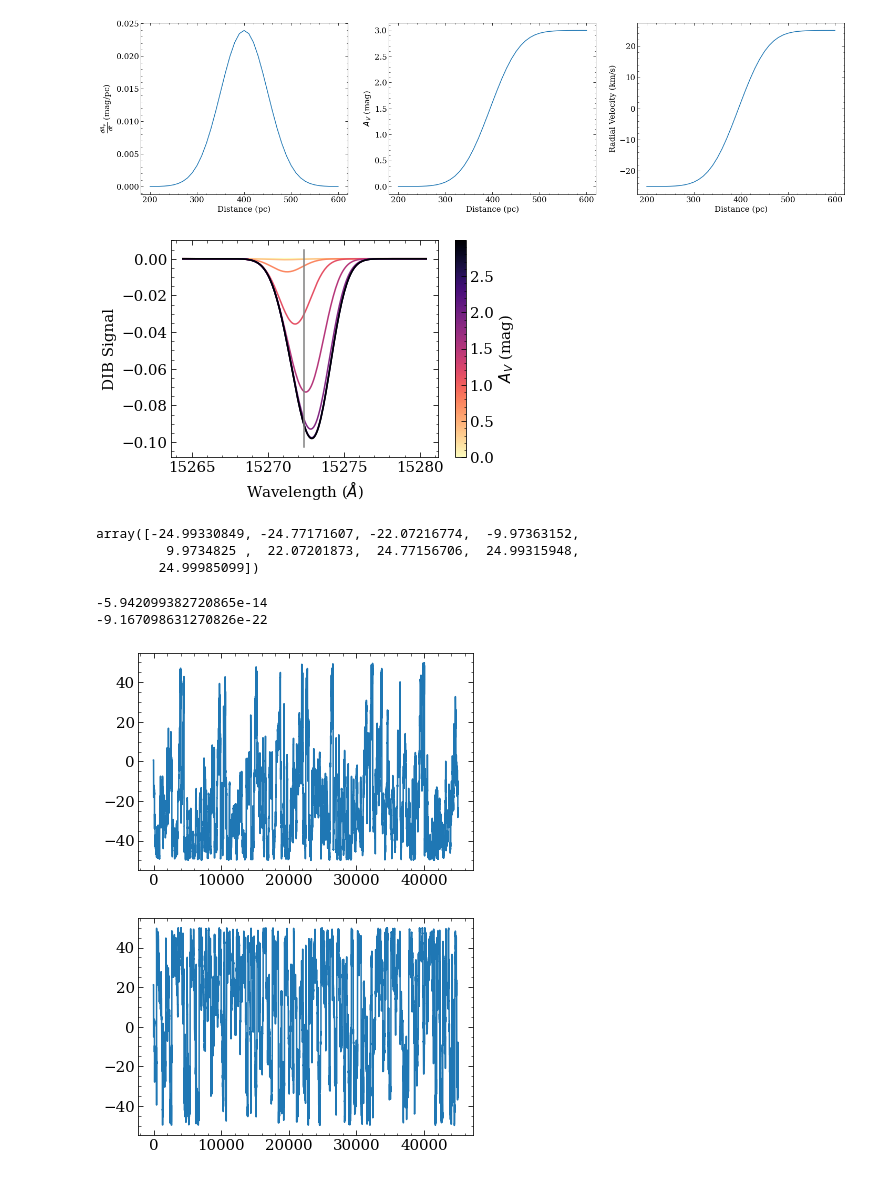
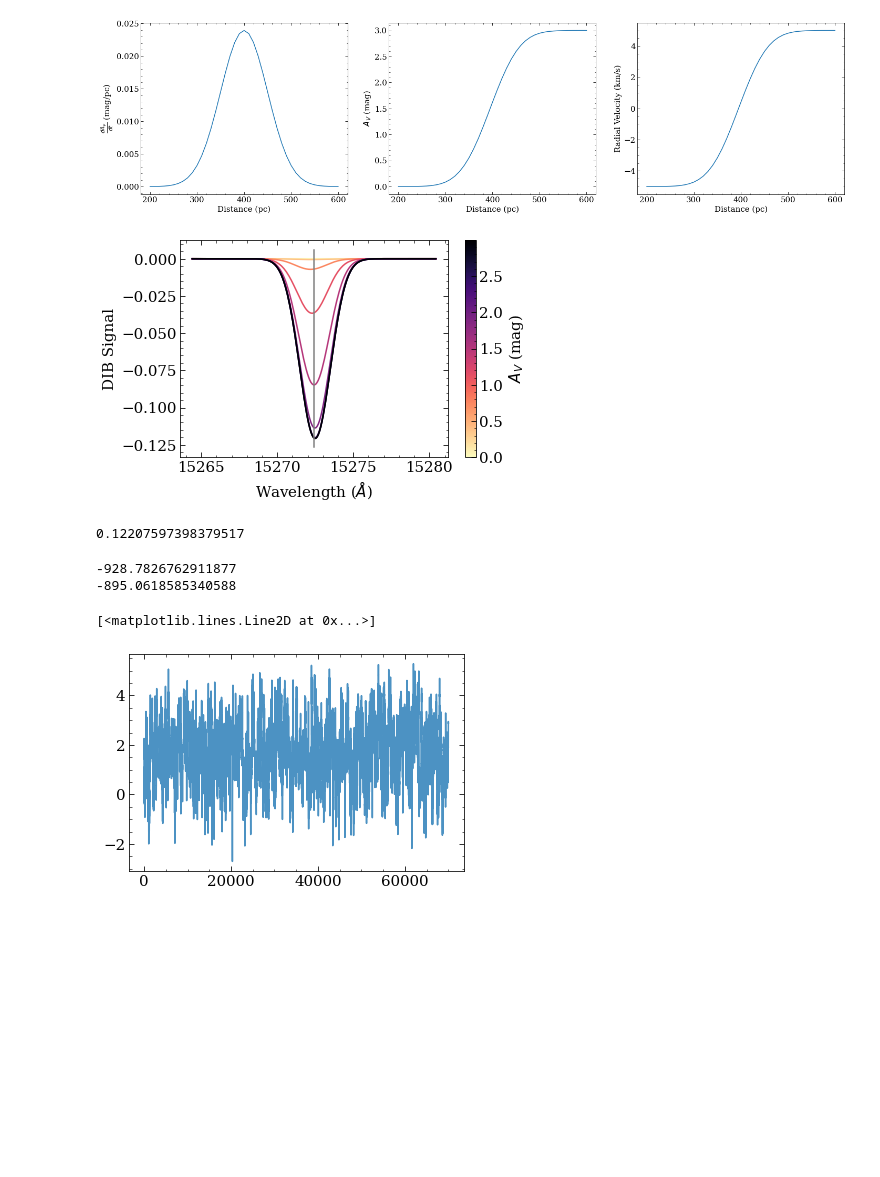
Before and after one commit to aidantmcb/DIBModeling, a Jupyter notebook: 01-18_MCMCmodel.ipynb, the cells around one changed output. Cells and saved outputs as stored; diff of their text form; code cells hidden in the pictures; blank space fills up the shorter version.

Commit message:
Fixed my log-likelihood function, MCMC is go!

```diff
--- a/01-18_MCMCmodel.ipynb
+++ b/01-18_MCMCmodel.ipynb
@@ -59,12 +59,12 @@ axs[1].plot(distance, Av(distance))
 axs[1].set_xlabel('Distance (pc)')
 axs[1].set_ylabel('$A_V$ (mag)')
 
-axs[2].plot(distance, Radial_Velocity(distance) * 5)
+axs[2].plot(distance, Radial_Velocity(distance) )
 axs[2].set_xlabel('Distance (pc)')
 axs[2].set_ylabel('Radial Velocity (km/s)')
 plt.show()
 # %% [output]
-[figure, old version]
+[figure, new version]
 # %%
 ### DIB signal generation ###
 spec_res = 200
@@ -73,7 +73,7 @@ wavs = np.linspace(lambda0-8, lambda0+8, spec_res)
 dd = 50
 voxel_dist = np.arange(200, 601, dd)
 voxel_dAv_dd = Differential_Av(voxel_dist)
-voxel_rvelo = Radial_Velocity(voxel_dist) * 5
+voxel_rvelo = Radial_Velocity(voxel_dist)
 
 def make_signals(rvelo, dAv_dd = voxel_dAv_dd, dist = voxel_dist):
     signals = np.zeros((len(dist), spec_res))
@@ -114,23 +114,22 @@ ax.set_ylabel('DIB Signal')
 fig.colorbar(cmappable, label = '$A_V$ (mag)')
 plt.show()
 # %% [output]
-[figure, old version]
+[figure, new version]
-# %%
-voxel_rvelo
-# %% [output]
-array([-24.99330849, -24.77171607, -22.07216774,  -9.97363152,
-         9.9734825 ,  22.07201873,  24.77156706,  24.99315948,
-        24.99985099])
+# %%
+theoretical_DIB = 102e-3 * np.max(Av(voxel_dist)) / (np.sqrt(2 * np.pi) * sigma0)
+print(theoretical_DIB)
+# %% [output]
+0.12207597398379517
 # %%
 rvelo0 = 0.0 * np.ones(len(voxel_rvelo))
-SNR = 1000000
+SNR = 150
 
 true_signal = make_signals(rvelo = voxel_rvelo)
 noisy_signal = true_signal+ np.random.normal(0, 1/SNR, true_signal.shape)
 
 
 def loglikely(v, snr = SNR):
-    return - 0.5 * np.sum((noisy_signal - make_signals(v))**2 / SNR**2)
+    return - 0.5 * np.sum((noisy_signal - make_signals(v))**2 / (1/SNR)**2)
 
 def logprior(v):
     if (np.any(v > 50)) | (np.any(v < -50)):
@@ -146,22 +145,20 @@ def logprob(v):
 print(logprob(rvelo0))
 print(logprob(voxel_rvelo))
 # %% [output]
--5.942099382720865e-14
--9.167098631270826e-22
+-928.7826762911877
+-895.0618585340588
 # %%
 nwalkers = 100
 ndim = len(rvelo0)
 sampler = emcee.EnsembleSampler(100, ndim, logprob)
 init =  np.tile(voxel_rvelo, nwalkers).reshape((nwalkers, ndim)) + 0.01 * np.random.randn(nwalkers * ndim).reshape((nwalkers, ndim))
 # %%
-sampler.run_mcmc(init, 5000);
+sampler.run_mcmc(init, 750);
 # %%
 save = sampler.chain[:, 50:, :].reshape((-1, len(rvelo0)))
-plt.plot(save[:, 0])
-plt.show()
-plt.plot(save[:, -1])
-plt.show()
+plt.plot(save[:, int(len(voxel_rvelo) / 2)], alpha = 0.8)
+# plt.show()
 # %% [output]
+[<matplotlib.lines.Line2D at 0x...>]
-[figure, old version]
+[figure, new version]
-[figure, removed]
 # %%
```
Also changed, not shown: parts of 1 cell of this notebook, 1 other file.
